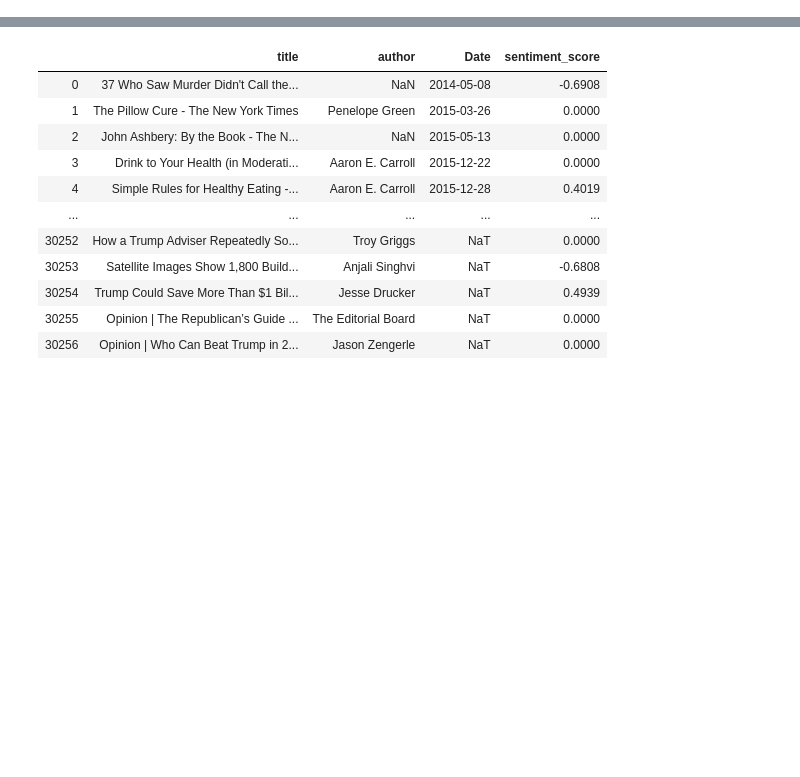
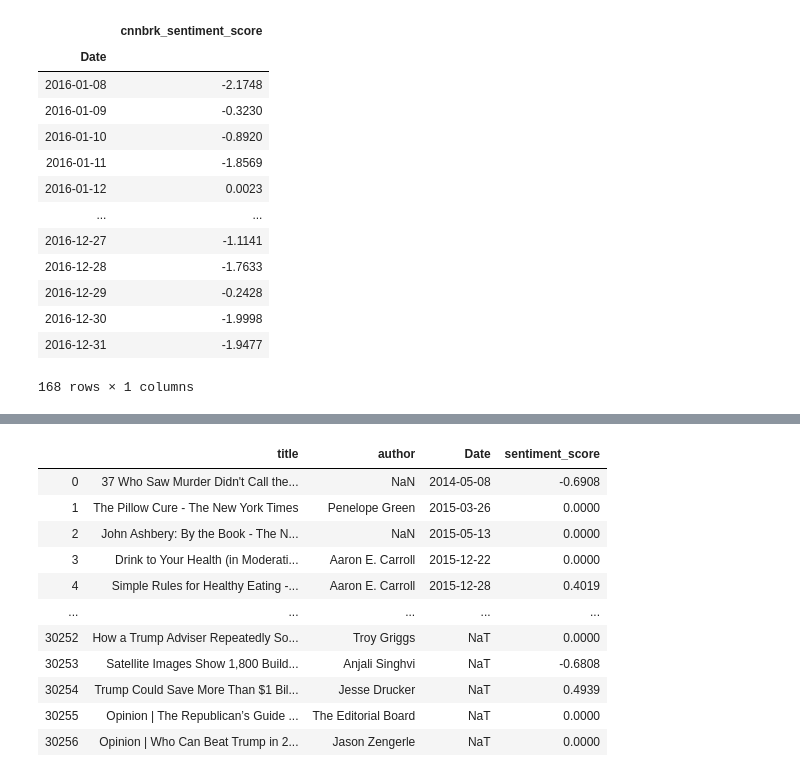
Before and after one commit to osirissc2/sentistock, a Jupyter notebook: CorrelationCheck.ipynb, the cells around one changed output, grey strips where cells are left out. Saved outputs shown, nothing was run; the diff lists cells and outputs as text; code cells hidden in the pictures; blank space fills up the shorter version.

```diff
--- a/CorrelationCheck.ipynb
+++ b/CorrelationCheck.ipynb
@@ -2,0 +4,10 @@ import pandas as pd
+# %%
+twitter_dir = 'data/in/twitter/'
+news_dir = 'data/in/news/'
+stock_dir = 'data/out/'
+# %%
+influencers = ['BarackObama','cnnbrk', 'KimKardashian']
+sources = ['New York Times', 'CNN', 'Washington Post']
+outs = ['VIX_Future']
+# %%
+twitter_important_columns = ['Date','sentiment_score']
@@ -2,0 +17,11 @@ import pandas as pd
+# %%
+dfs_twitter = []
+for influencer in influencers:
+    df = pd.read_csv(twitter_dir+influencer+'.csv', parse_dates=['Date'])
+    df['Date']= pd.to_datetime(df['Date'].dt.normalize())
+    df = df[df['Date']<last_date]
+    df = df[df['Date']>first_date]
+    df = df.groupby('Date').sum()
+    df = df[twitter_important_columns]
+    df = df.rename(columns={'sentiment_score':influencer+'_sentiment_score'})
+    dfs_twitter.append(df)
@@ -2,0 +46,17 @@ import pandas as pd
+# %%
+dfs_twitter[1]
+# %% [output]
+|  | cnnbrk_sentiment_score |
+| Date |  |
+| 2016-01-08 | -2.1748 |
+| 2016-01-09 | -0.3230 |
+| 2016-01-10 | -0.8920 |
+| 2016-01-11 | -1.8569 |
+| 2016-01-12 | 0.0023 |
+| ... | ... |
+| 2016-12-27 | -1.1141 |
+| 2016-12-28 | -1.7633 |
+| 2016-12-29 | -0.2428 |
+| 2016-12-30 | -1.9998 |
+| 2016-12-31 | -1.9477 |
+168 rows × 1 columns
```
Also changed, not shown: parts of 14 cells of this notebook, 34 other files.
